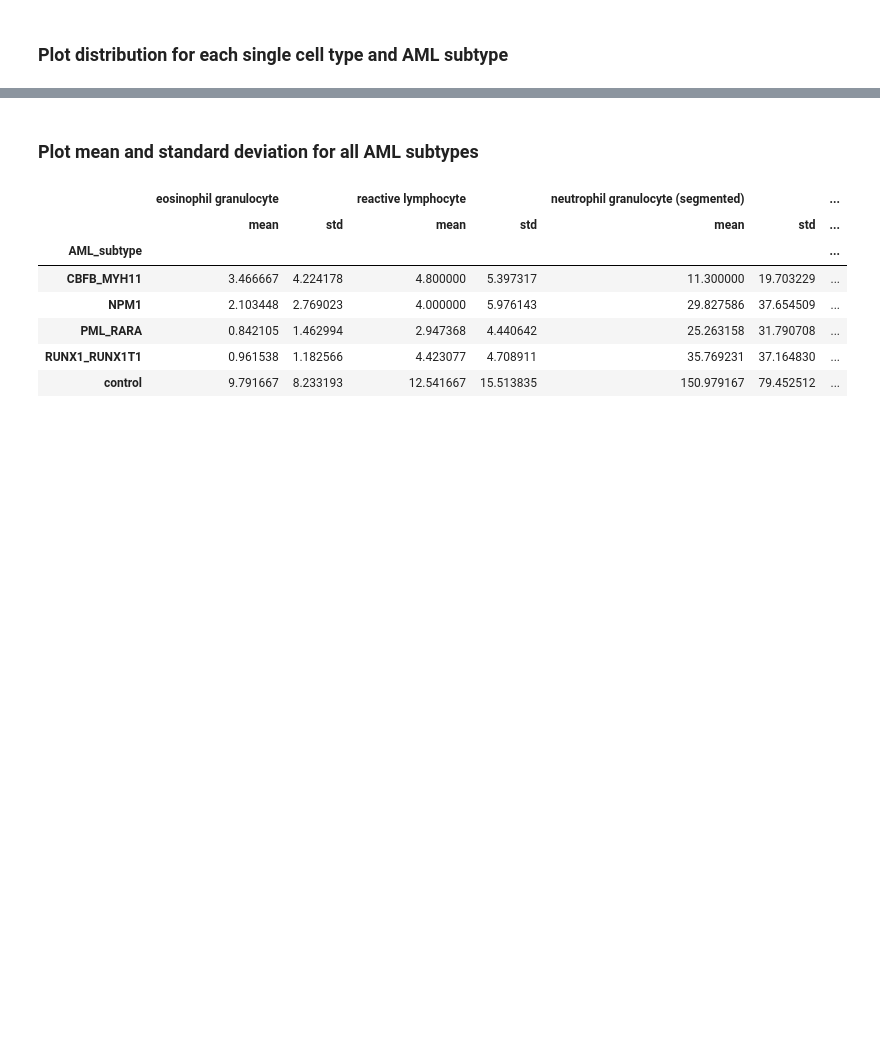
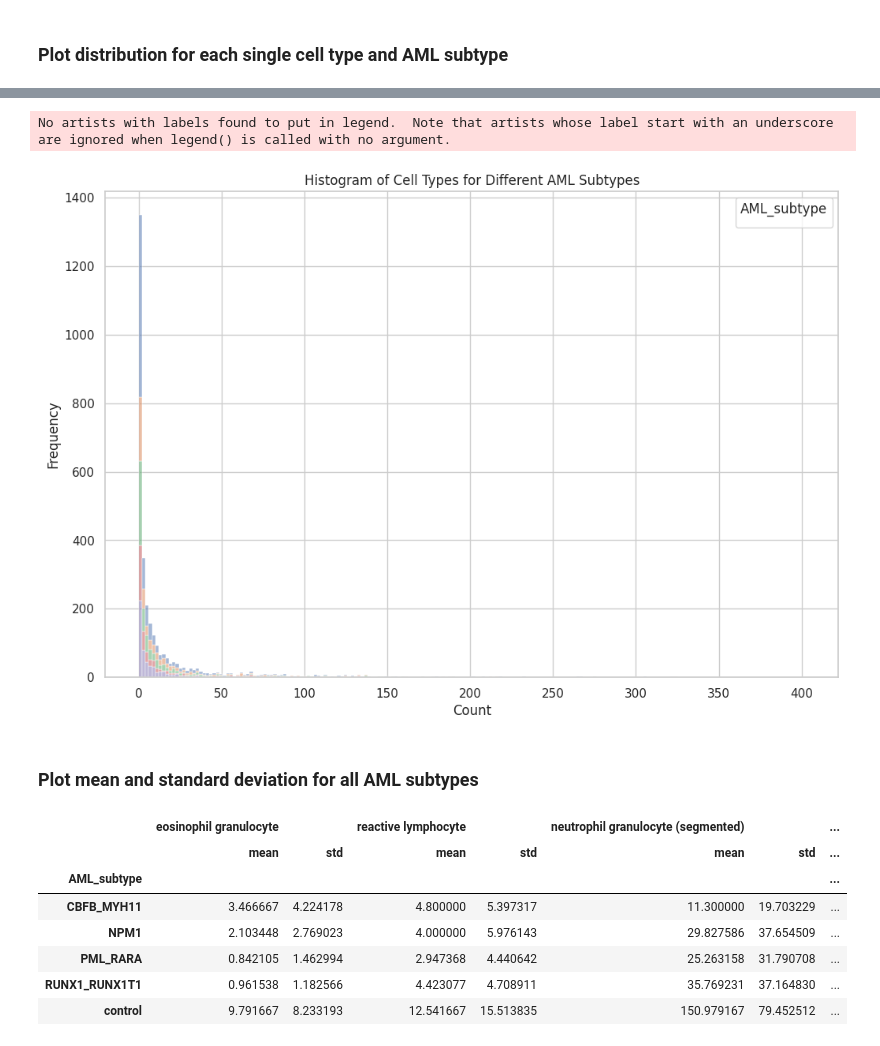
Before and after one commit to aleksandraiva/CMSCB-SCEMILA, a Jupyter notebook: SCEMILA/plot_distribution_meanstd_dunntest.ipynb, the cells around one changed output, grey strips where cells are left out. Saved outputs shown, nothing was run; the diff lists cells and outputs as text; code cells hidden in the pictures; blank space fills up the shorter version.

```diff
--- a/SCEMILA/plot_distribution_meanstd_dunntest.ipynb
+++ b/SCEMILA/plot_distribution_meanstd_dunntest.ipynb
@@ -157,0 +207,4 @@ control          0.073649       NaN       NaN            NaN       NaN
+# %%
+# Melt the DataFrame to long form
+melted_df = pd.melt(df, id_vars=['AML_subtype', 'patient'], var_name='cell_type', value_name='count')
+melted_df
@@ -158,3 +240,23 @@ control          0.073649       NaN       NaN            NaN       NaN
+# %%
+mask=(melted_df["cell_type"]==cell_type
+
+# Plotting using Seaborn
+plt.figure(figsize=(12, 8))
+
+# Create a histogram for different AML subtypes using Seaborn with hue
+sns.histplot(data=melted_df[mask], x='count', hue='AML_subtype', multiple='stack', alpha=0.5)
+
+# Add labels and title
+plt.xlabel('Count')
+plt.ylabel('Frequency')
+plt.title(f'Histogram of Cell Types for Different AML Subtypes')
+
+# Show the plot
+plt.legend(title='AML_subtype', loc='upper right')  # Add a legend for AML_subtype
+plt.show()
+# %% [output]
+No artists with labels found to put in legend.  Note that artists whose label start with an underscore are ignored when legend() is called with no argument.
+[figure, added]
 # %% [markdown]
 ### Plot mean and standard deviation for all AML subtypes
 # %%
```
Also changed, not shown: parts of 10 cells of this notebook, 2 other files.
